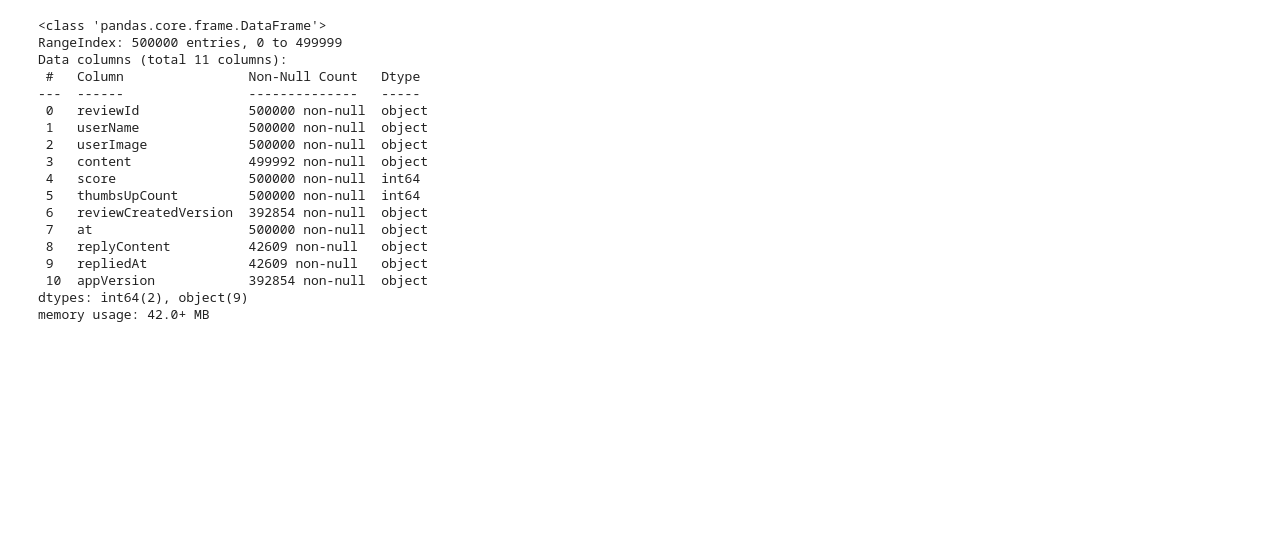
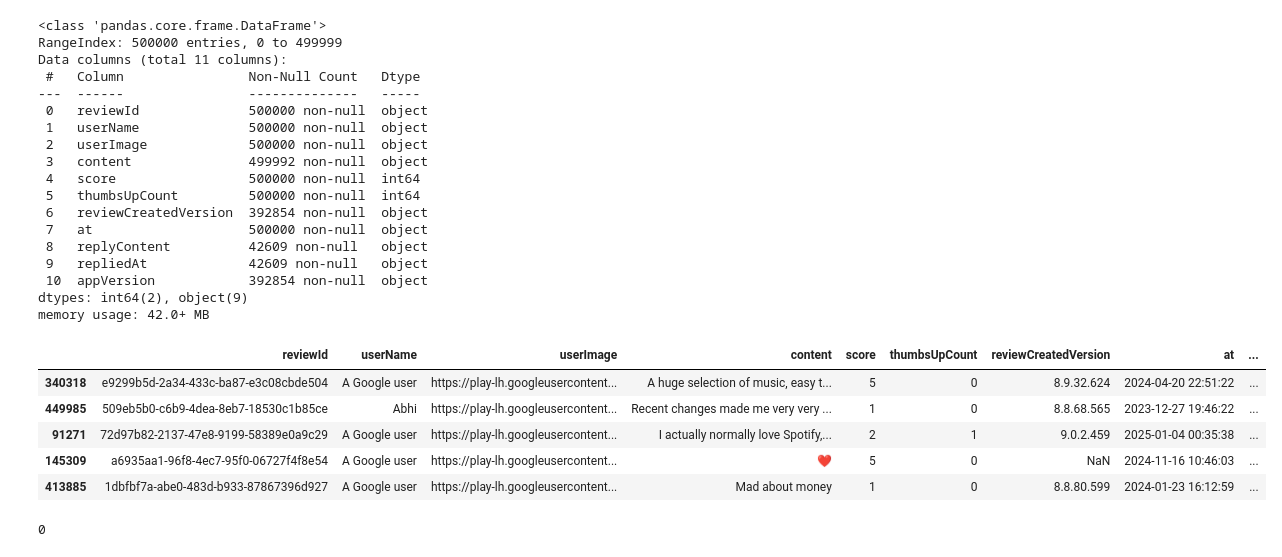
Before and after one commit to winson-ds/Spotify-DigitalMarketingAnalysis, a Jupyter notebook: 1.ipynb, the cells around one changed output. Saved outputs shown, nothing was run; the diff lists cells and outputs as text; code cells hidden in the pictures; blank space fills up the shorter version.

```diff
--- a/1.ipynb
+++ b/1.ipynb
@@ -23,3 +31,16 @@ Data columns (total 11 columns):
  10  appVersion            392854 non-null  object
 dtypes: int64(2), object(9)
 memory usage: 42.0+ MB
+# %%
+df.sample(5)
+# %% [output]
+|  | reviewId | userName | userImage | content | score | thumbsUpCount | reviewCreatedVersion | at | ... |
+| 340318 | e9299b5d-2a34-433c-ba87-e3c08cbde504 | A Google user | https://play-lh.googleusercontent... | A huge selection of music, easy t... | 5 | 0 | 8.9.32.624 | 2024-04-20 22:51:22 | ... |
+| 449985 | 509eb5b0-c6b9-4dea-8eb7-18530c1b85ce | Abhi | https://play-lh.googleusercontent... | Recent changes made me very very ... | 1 | 0 | 8.8.68.565 | 2023-12-27 19:46:22 | ... |
+| 91271 | 72d97b82-2137-47e8-9199-58389e0a9c29 | A Google user | https://play-lh.googleusercontent... | I actually normally love Spotify,... | 2 | 1 | 9.0.2.459 | 2025-01-04 00:35:38 | ... |
+| 145309 | a6935aa1-96f8-4ec7-95f0-06727f4f8e54 | A Google user | https://play-lh.googleusercontent... | ❤️ | 5 | 0 | NaN | 2024-11-16 10:46:03 | ... |
+| 413885 | 1dbfbf7a-abe0-483d-b933-87867396d927 | A Google user | https://play-lh.googleusercontent... | Mad about money | 1 | 0 | 8.8.80.599 | 2024-01-23 16:12:59 | ... |
+# %%
+df.duplicated().sum()
+# %% [output]
+0
```
Also changed, not shown: parts of 20 cells of this notebook.
